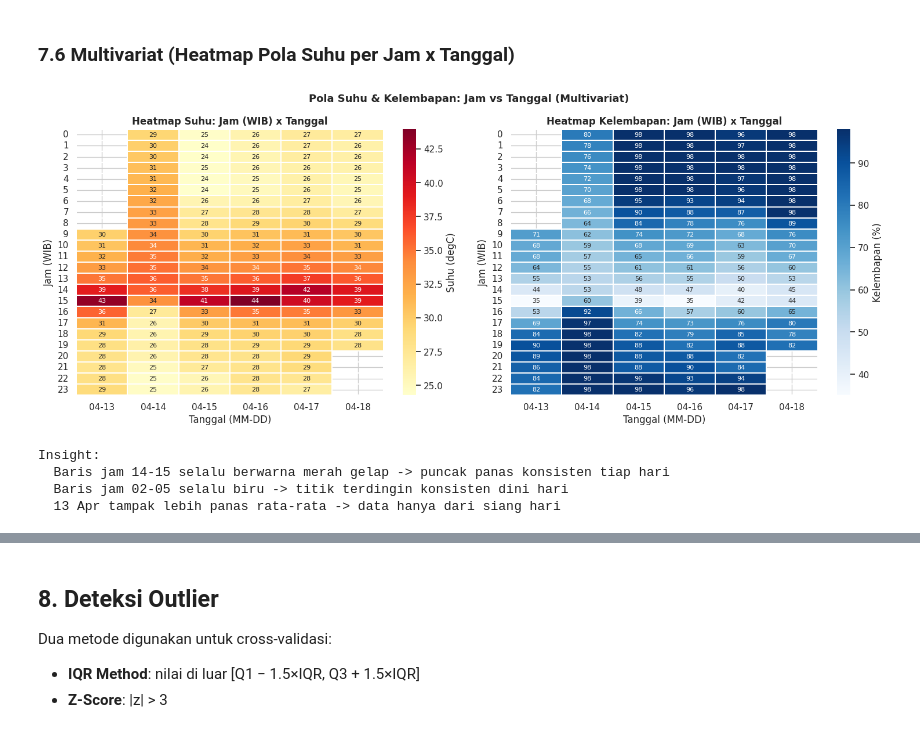
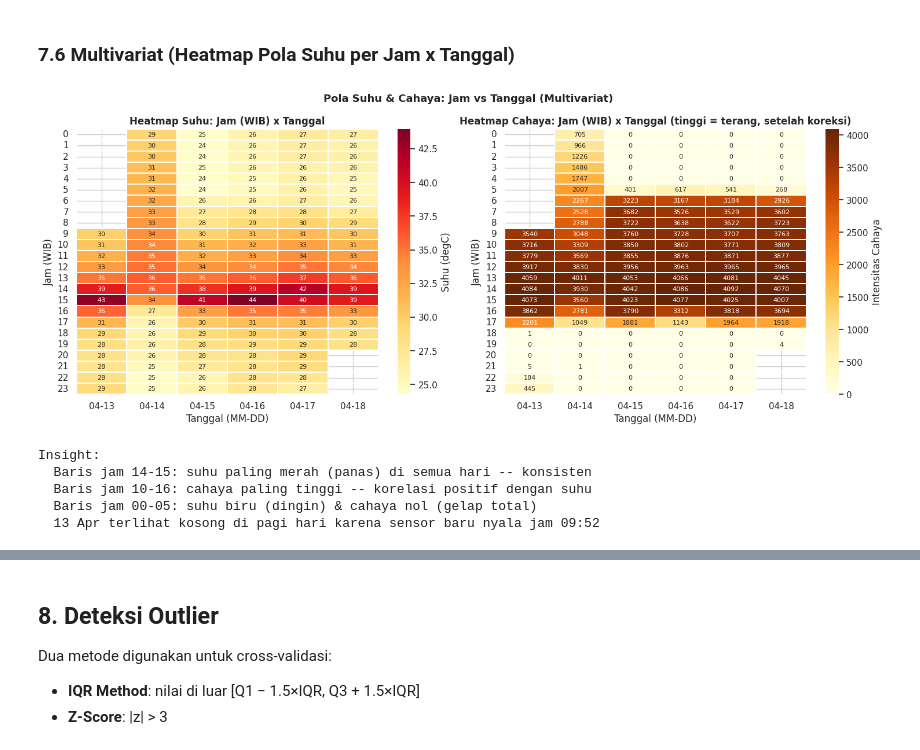
Before and after one commit to delafajarmulia/suhu-detector-ai, a Jupyter notebook: weather_analysis_2.ipynb, the cells around one changed output, grey strips where cells are left out. Cells and saved outputs as stored; diff of their text form; code cells hidden in the pictures.

```diff
--- a/weather_analysis_2.ipynb
+++ b/weather_analysis_2.ipynb
@@ -314,28 +341,22 @@ df_feat['hari_minggu'] = df_feat.index.dayofweek   # 0=Senin
 df_feat['tanggal']     = df_feat.index.date
 df_feat['hari_ke']     = (df_feat.index - df_feat.index.min()).total_seconds() / 86400
 
-# fitur sikulus untuk model
+# Fitur siklus untuk model
 df_feat['jam_sin'] = np.sin(2 * np.pi * df_feat['jam'] / 24)
 df_feat['jam_cos'] = np.cos(2 * np.pi * df_feat['jam'] / 24)
 
-# flag malam (21:00 - 05:59 WIB)
-df_feat['is_malam'] = df_feat['jam'].apply(lambda h: 1 if h >= 21 or h < 6 else 0)
+# Flag siang/malam berdasarkan kondisi firmware
+df_feat['is_malam'] = (df_feat['kondisi'] == 'GELAP').astype(int)
 
-# Cahaya artifisial: malam tapi sensor masih tinggi (lampu)
-THRESHOLD_CAHAYA = 2000
-df_feat['cahaya_artifisial'] = (
-    (df_feat['is_malam'] == 1) & (df_feat['cahaya'] > THRESHOLD_CAHAYA)
-).astype(int)
+# Flag siang panas: jam 12-16 WIB (puncak radiasi matahari)
+df_feat['is_siang_panas'] = df_feat['jam'].apply(lambda h: 1 if 12 <= h <= 16 else 0)
 
-# Cahaya saturasi: nilai 4095
-df_feat['cahaya_saturasi'] = (df_feat['cahaya'] == 4095).astype(int)
-
-n_art = df_feat['cahaya_artifisial'].sum()
-n_sat = df_feat['cahaya_saturasi'].sum()
 cols_sensor = ['suhu', 'kelembapan', 'cahaya']
 
 print('Feature engineering selesai!')
-print(f'  Cahaya artifisial malam: {n_art} timestep ({n_art*5/60:.1f} jam)')
-print(f'  Cahaya saturasi (4095) : {n_sat} timestep ({n_sat/len(df_feat)*100:.1f}% data)')
+print(f'  Timestep TERANG (siang): {(df_feat["kondisi"]=="TERANG").sum()}')
+print(f'  Timestep GELAP (malam) : {(df_feat["kondisi"]=="GELAP").sum()}')
+print()
+display(df_feat[['suhu','kelembapan','cahaya','jam','kondisi','is_malam']].head(5))
 # %% [output]
 Feature engineering selesai!
@@ -578,33 +619,34 @@ Interpretasi Korelasi:
 ### 7.6 Multivariat (Heatmap Pola Suhu per Jam x Tanggal)
 # %%
 fig, axes = plt.subplots(1, 2, figsize=(15, 6))
-
-df_feat['tgl_str'] = df_feat['tanggal'].astype(str).str[5:]  # "MM-DD"
+df_feat['tgl_str'] = df_feat['tanggal'].astype(str).str[5:]
 
 pivot_suhu = df_feat.pivot_table(values='suhu', index='jam', columns='tgl_str', aggfunc='mean')
 sns.heatmap(pivot_suhu, cmap='YlOrRd', ax=axes[0], linewidths=0.3, annot=True, fmt='.0f',
             cbar_kws={'label': 'Suhu (degC)'}, annot_kws={'size': 8})
 axes[0].set_title('Heatmap Suhu: Jam (WIB) x Tanggal', fontweight='bold')
 axes[0].set_xlabel('Tanggal (MM-DD)'); axes[0].set_ylabel('Jam (WIB)')
 
-pivot_kel = df_feat.pivot_table(values='kelembapan', index='jam', columns='tgl_str', aggfunc='mean')
-sns.heatmap(pivot_kel, cmap='Blues', ax=axes[1], linewidths=0.3, annot=True, fmt='.0f',
-            cbar_kws={'label': 'Kelembapan (%)'}, annot_kws={'size': 8})
-axes[1].set_title('Heatmap Kelembapan: Jam (WIB) x Tanggal', fontweight='bold')
+pivot_cahaya = df_feat.pivot_table(values='cahaya', index='jam', columns='tgl_str', aggfunc='mean')
+sns.heatmap(pivot_cahaya, cmap='YlOrBr', ax=axes[1], linewidths=0.3, annot=True, fmt='.0f',
+            cbar_kws={'label': 'Intensitas Cahaya'}, annot_kws={'size': 8})
+axes[1].set_title('Heatmap Cahaya: Jam (WIB) x Tanggal (tinggi = terang, setelah koreksi)', fontweight='bold')
 axes[1].set_xlabel('Tanggal (MM-DD)'); axes[1].set_ylabel('Jam (WIB)')
 
-plt.suptitle('Pola Suhu & Kelembapan: Jam vs Tanggal (Multivariat)', fontsize=13, fontweight='bold')
+plt.suptitle('Pola Suhu & Cahaya: Jam vs Tanggal (Multivariat)', fontsize=13, fontweight='bold')
 plt.tight_layout()
 plt.show()
 
 print('\nInsight:')
-print('  Baris jam 14-15 selalu berwarna merah gelap -> puncak panas konsisten tiap hari')
-print('  Baris jam 02-05 selalu biru -> titik terdingin konsisten dini hari')
-print('  13 Apr tampak lebih panas rata-rata -> data hanya dari siang hari')
+print('  Baris jam 14-15: suhu paling merah (panas) di semua hari -- konsisten')
+print('  Baris jam 10-16: cahaya paling tinggi -- korelasi positif dengan suhu')
+print('  Baris jam 00-05: suhu biru (dingin) & cahaya nol (gelap total)')
+print('  13 Apr terlihat kosong di pagi hari karena sensor baru nyala jam 09:52')
 # %% [output]
-[figure, old version]
+[figure, new version]
 Insight:
-  Baris jam 14-15 selalu berwarna merah gelap -> puncak panas konsisten tiap hari
-  Baris jam 02-05 selalu biru -> titik terdingin konsisten dini hari
-  13 Apr tampak lebih panas rata-rata -> data hanya dari siang hari
+  Baris jam 14-15: suhu paling merah (panas) di semua hari -- konsisten
+  Baris jam 10-16: cahaya paling tinggi -- korelasi positif dengan suhu
+  Baris jam 00-05: suhu biru (dingin) & cahaya nol (gelap total)
+  13 Apr terlihat kosong di pagi hari karena sensor baru nyala jam 09:52
 # %% [markdown]
```
Also changed, not shown: parts of 15 cells of this notebook.
